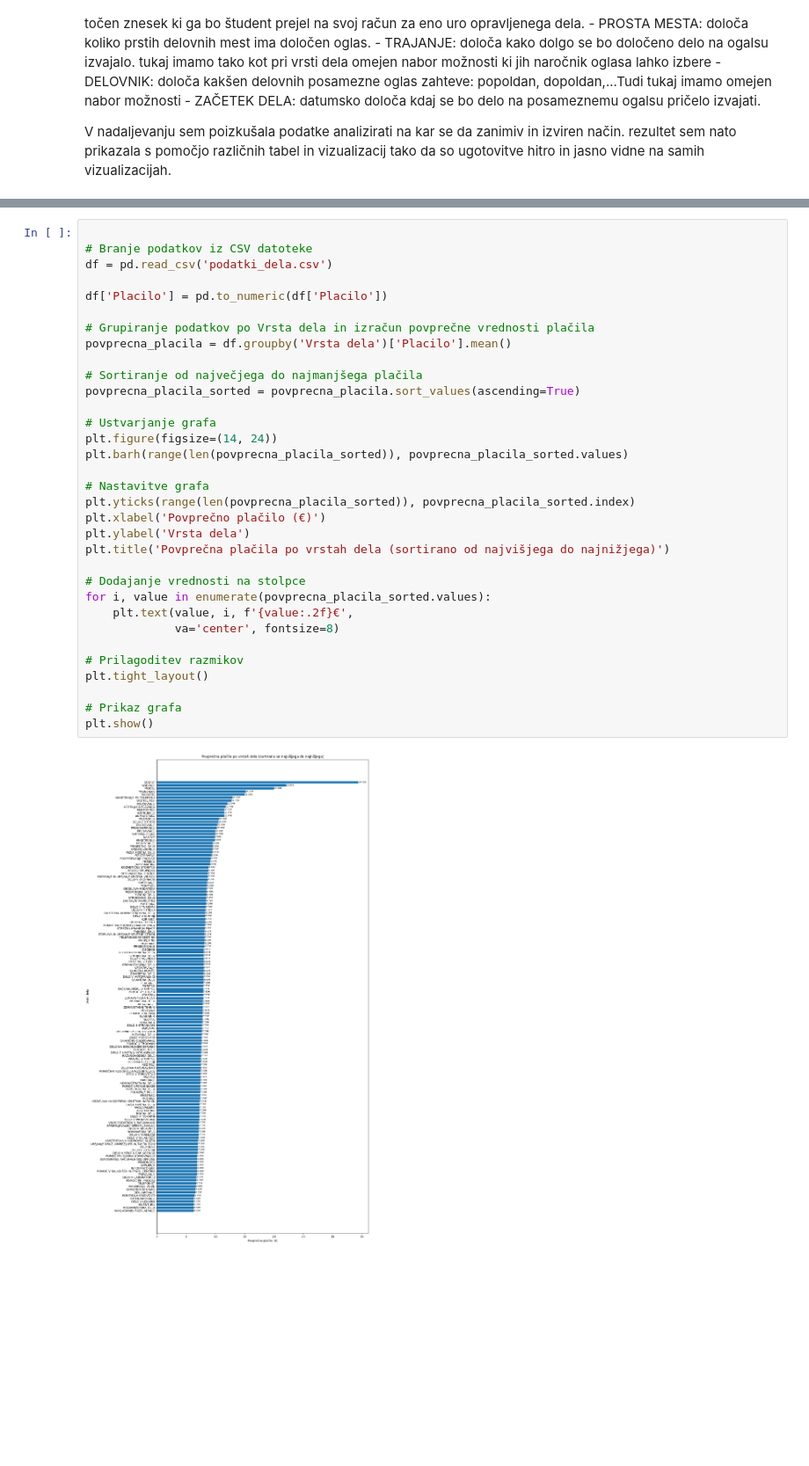
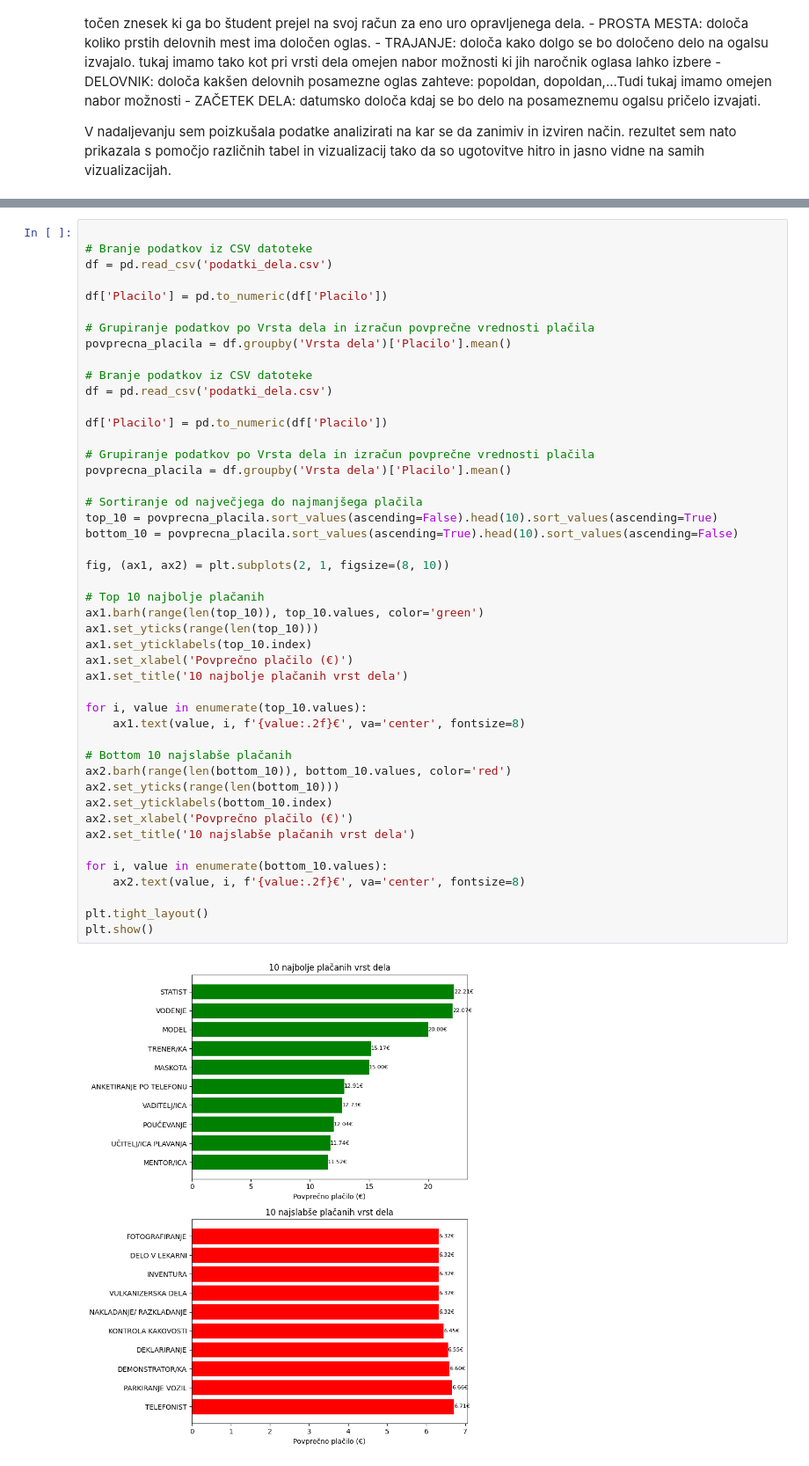
Before and after one commit to AnaRaspet/AnaRaspet_Seminarska_Naloga, a Jupyter notebook: Analiza_Podatkov.ipynb, the cells around one changed output, grey strips where cells are left out. Shown at 88% size. Drawn from its saved outputs; the diff is of its cells as text; blank space fills up the shorter version.

```diff
--- a/Analiza_Podatkov.ipynb
+++ b/Analiza_Podatkov.ipynb
@@ -32,35 +32,48 @@ Na spodnji vizualizaciji sem najprej predstavila posamezne vrste dela razvršče
 # %%
 
 # Branje podatkov iz CSV datoteke
 df = pd.read_csv('podatki_dela.csv')
 
 df['Placilo'] = pd.to_numeric(df['Placilo'])
 
 # Grupiranje podatkov po Vrsta dela in izračun povprečne vrednosti plačila
 povprecna_placila = df.groupby('Vrsta dela')['Placilo'].mean()
 
+# Branje podatkov iz CSV datoteke
+df = pd.read_csv('podatki_dela.csv')
+
+df['Placilo'] = pd.to_numeric(df['Placilo'])
+
+# Grupiranje podatkov po Vrsta dela in izračun povprečne vrednosti plačila
+povprecna_placila = df.groupby('Vrsta dela')['Placilo'].mean()
+
 # Sortiranje od največjega do najmanjšega plačila
-povprecna_placila_sorted = povprecna_placila.sort_values(ascending=True)
+top_10 = povprecna_placila.sort_values(ascending=False).head(10).sort_values(ascending=True)
+bottom_10 = povprecna_placila.sort_values(ascending=True).head(10).sort_values(ascending=False)
 
-# Ustvarjanje grafa
-plt.figure(figsize=(14, 24))
-plt.barh(range(len(povprecna_placila_sorted)), povprecna_placila_sorted.values)
+fig, (ax1, ax2) = plt.subplots(2, 1, figsize=(8, 10))
 
-# Nastavitve grafa
-plt.yticks(range(len(povprecna_placila_sorted)), povprecna_placila_sorted.index)
-plt.xlabel('Povprečno plačilo (€)')
-plt.ylabel('Vrsta dela')
-plt.title('Povprečna plačila po vrstah dela (sortirano od najvišjega do najnižjega)')
+# Top 10 najbolje plačanih
+ax1.barh(range(len(top_10)), top_10.values, color='green')
+ax1.set_yticks(range(len(top_10)))
+ax1.set_yticklabels(top_10.index)
+ax1.set_xlabel('Povprečno plačilo (€)')
+ax1.set_title('10 najbolje plačanih vrst dela')
 
-# Dodajanje vrednosti na stolpce
-for i, value in enumerate(povprecna_placila_sorted.values):
-    plt.text(value, i, f'{value:.2f}€',
-             va='center', fontsize=8)
+for i, value in enumerate(top_10.values):
+    ax1.text(value, i, f'{value:.2f}€', va='center', fontsize=8)
 
-# Prilagoditev razmikov
+# Bottom 10 najslabše plačanih
+ax2.barh(range(len(bottom_10)), bottom_10.values, color='red')
+ax2.set_yticks(range(len(bottom_10)))
+ax2.set_yticklabels(bottom_10.index)
+ax2.set_xlabel('Povprečno plačilo (€)')
+ax2.set_title('10 najslabše plačanih vrst dela')
+
+for i, value in enumerate(bottom_10.values):
+    ax2.text(value, i, f'{value:.2f}€', va='center', fontsize=8)
+
 plt.tight_layout()
-
-# Prikaz grafa
 plt.show()
 # %% [output]
-[figure, old version]
+[figure, new version]
```
Also changed, not shown: parts of 5 cells of this notebook, 3 other files.
